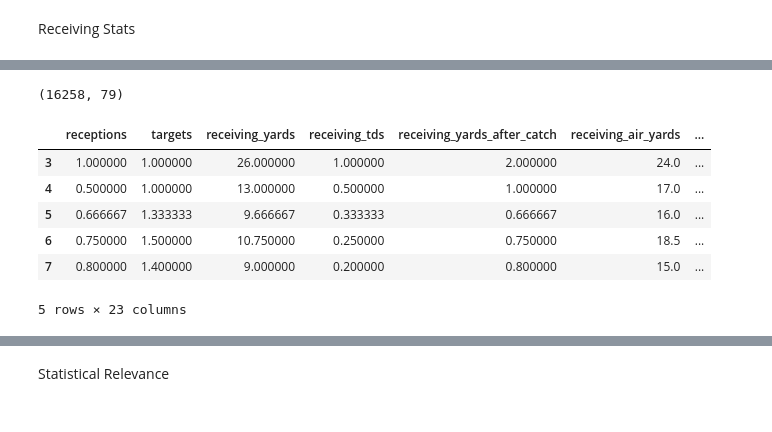
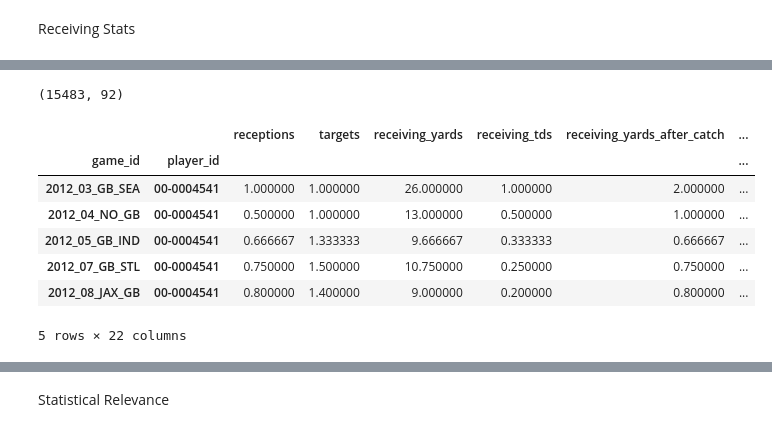
Before and after one commit to tylerengland25/NFL, a Jupyter notebook: modeling/receptions.ipynb, the cells around one changed output, grey strips where cells are left out. Saved outputs shown, nothing was run; the diff lists cells and outputs as text; code cells hidden in the pictures.

```diff
--- a/modeling/receptions.ipynb
+++ b/modeling/receptions.ipynb
@@ -45,0 +38,4 @@ df.shape
+# %%
+schedule_cols = ['game_id', 'gameday', 'weekday','gametime', 'away_team', 'home_team', 'location', 'away_moneyline', 'home_moneyline', 'spread_line', 'total_line', 'div_game', 'roof', 'surface', 'temp', 'wind']
+df = pd.merge(df, schedule[schedule_cols], left_on=['game_id'], right_on=['game_id'], how='left', suffixes=('', '_schedule'))
+df.shape
@@ -46,3 +44,5 @@ df.shape
+# %%
+df.set_index(['game_id', 'player_id'], inplace=True)
 # %%
 df.head()
 # %% [output]
@@ -56,7 +57,7 @@ df.head()
 # %% [markdown]
 Receiving Stats
 # %%
-receiving = df[(df['position_group'] == 'WR') & (df['offense_pct'] > 0)].copy()
-receiving['y'] = receiving['receiving_yards']
+receiving = df[(df['position_group'] == 'WR') & (df['offense_pct'] > 0) & (df['season_type'] == 'REG')].copy()
+receiving['y'] = receiving['receptions']
 receiving.shape
 # %% [output]
@@ -90,18 +91,19 @@ memory usage: 7.9+ MB
 # %%
 for col in receiving_cols:
-    receiving[col] = receiving.groupby(['player_id', 'season'])[col].transform(lambda x: x.shift().expanding(min_periods=1).mean())
+    receiving[col] = receiving.groupby(['player_id', 'season', 'recent_team'])[col].transform(lambda x: x.shift().expanding(min_periods=1).mean())
 receiving.dropna(axis=0, subset=receiving_cols, how='all', inplace=True)
 receiving.shape
 # %% [output]
-(16258, 79)
+(15483, 92)
 # %%
-receiving = receiving[receiving_cols + ['game_id', 'recent_team', 'y']]
-receiving.head(5)
+receiving = receiving[receiving_cols + ['recent_team', 'y']]
+receiving.head()
 # %% [output]
-|  | receptions | targets | receiving_yards | receiving_tds | receiving_yards_after_catch | receiving_air_yards | ... |
-| 3 | 1.000000 | 1.000000 | 26.000000 | 1.000000 | 2.000000 | 24.0 | ... |
-| 4 | 0.500000 | 1.000000 | 13.000000 | 0.500000 | 1.000000 | 17.0 | ... |
-| 5 | 0.666667 | 1.333333 | 9.666667 | 0.333333 | 0.666667 | 16.0 | ... |
-| 6 | 0.750000 | 1.500000 | 10.750000 | 0.250000 | 0.750000 | 18.5 | ... |
-| 7 | 0.800000 | 1.400000 | 9.000000 | 0.200000 | 0.800000 | 15.0 | ... |
+|  |  | receptions | targets | receiving_yards | receiving_tds | receiving_yards_after_catch | ... |
+| game_id | player_id |  |  |  |  |  | ... |
+| 2012_03_GB_SEA | 00-0004541 | 1.000000 | 1.000000 | 26.000000 | 1.000000 | 2.000000 | ... |
+| 2012_04_NO_GB | 00-0004541 | 0.500000 | 1.000000 | 13.000000 | 0.500000 | 1.000000 | ... |
+| 2012_05_GB_IND | 00-0004541 | 0.666667 | 1.333333 | 9.666667 | 0.333333 | 0.666667 | ... |
+| 2012_07_GB_STL | 00-0004541 | 0.750000 | 1.500000 | 10.750000 | 0.250000 | 0.750000 | ... |
+| 2012_08_JAX_GB | 00-0004541 | 0.800000 | 1.400000 | 9.000000 | 0.200000 | 0.800000 | ... |
-5 rows × 23 columns
+5 rows × 22 columns
```
Also changed, not shown: parts of 29 cells of this notebook, 13 other files.
